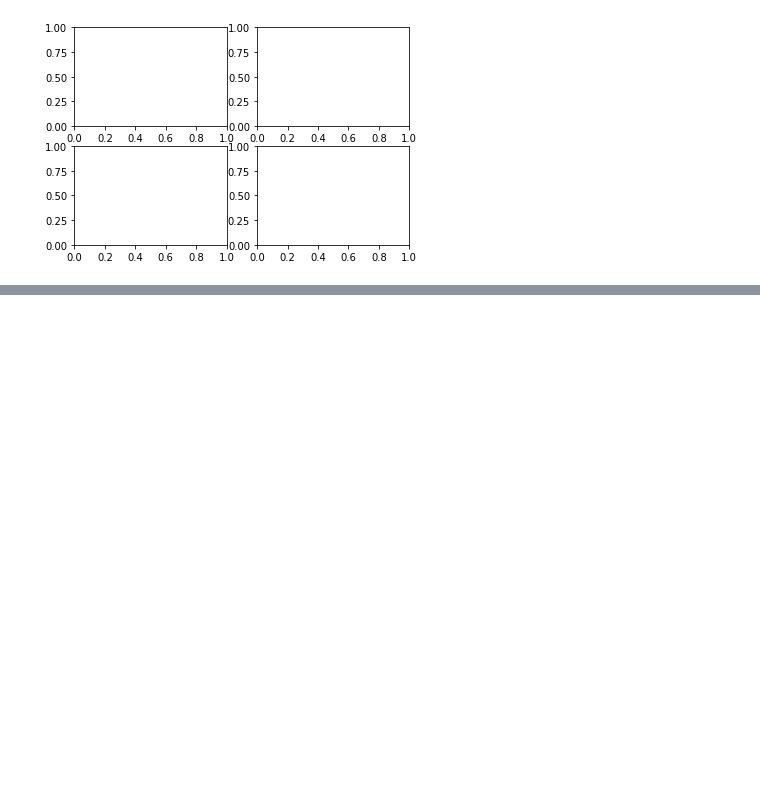
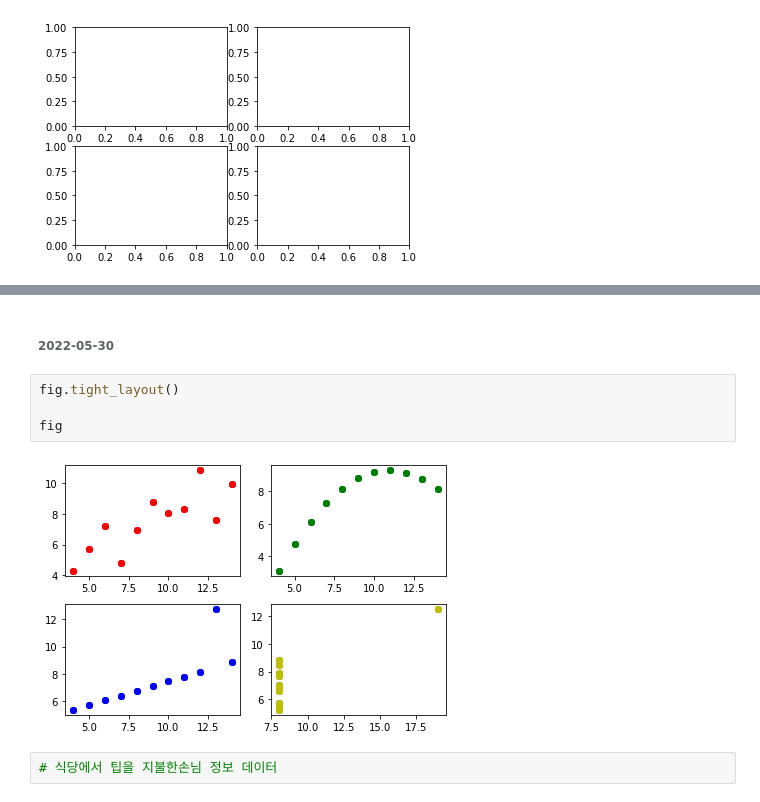
Before and after one commit to moman05/StudyPandas, a Jupyter notebook: 03_pandas_그래프.ipynb, the cells around one changed output, grey strips where cells are left out. Cells and saved outputs as stored; diff of their text form; blank space fills up the shorter version.

```diff
--- a/03_pandas_그래프.ipynb
+++ b/03_pandas_그래프.ipynb
@@ -59,0 +87,10 @@ fig
+# %% [markdown]
+###### 2022-05-30
+# %%
+fig.tight_layout()
+
+fig
+# %% [output]
+[figure, added]
+# %%
+# 식당에서 팁을 지불한손님 정보 데이터
```
Also changed, not shown: parts of 50 cells of this notebook, 1 other file.
